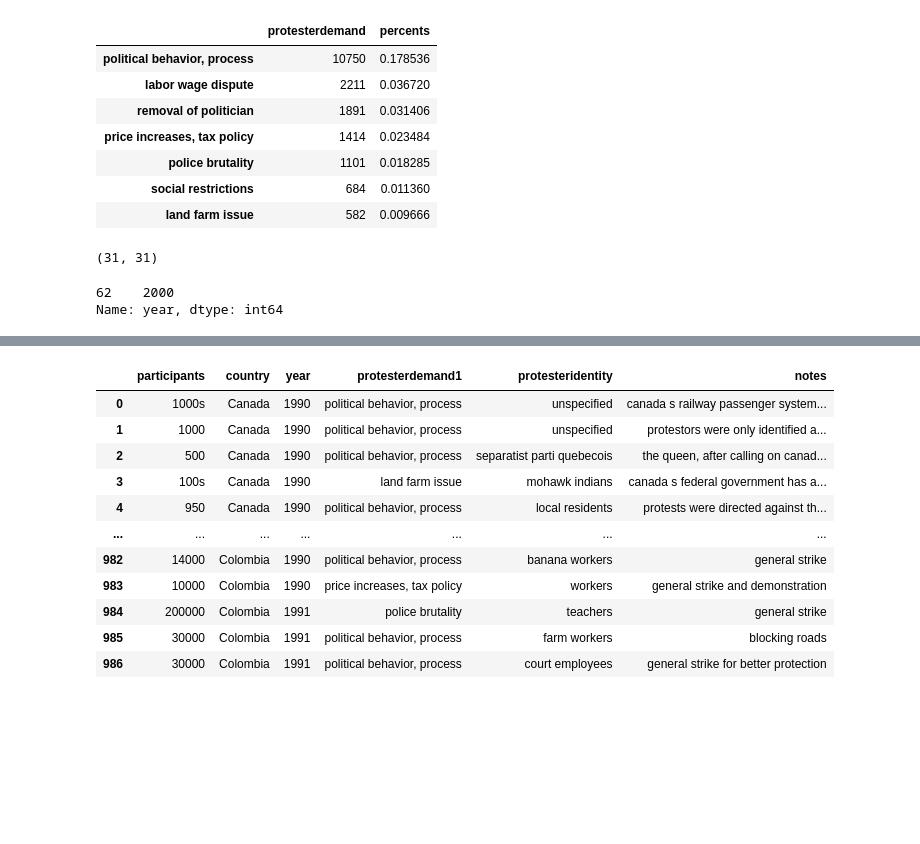
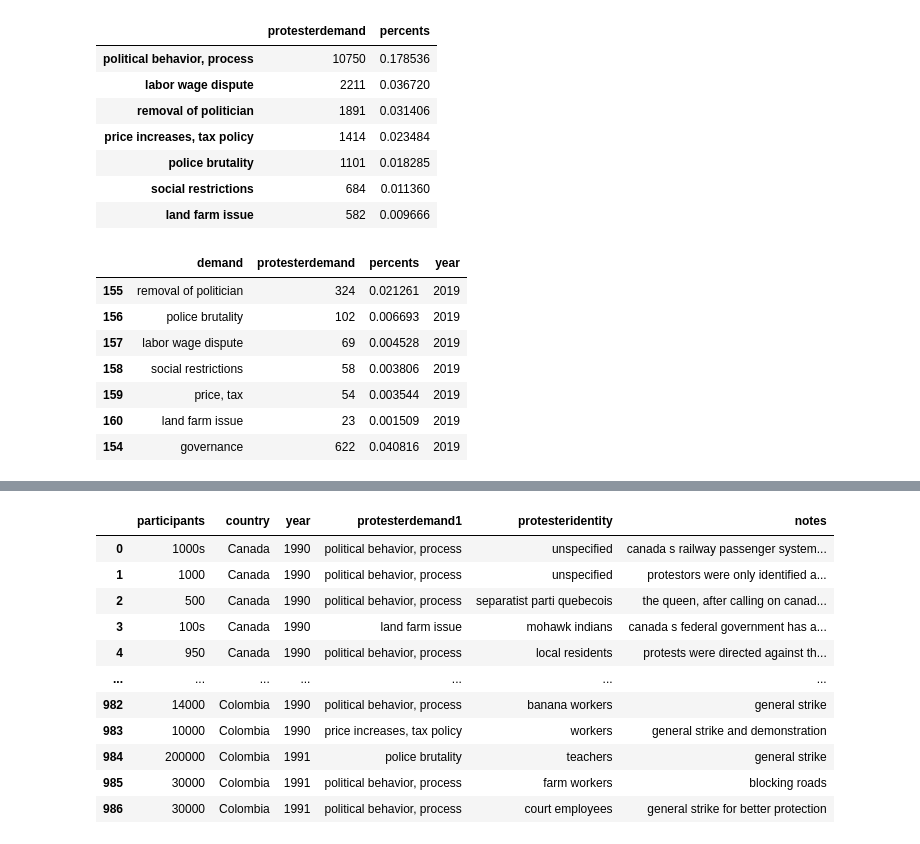
Before and after one commit to graceshaoy/119midterm-Mass-Mobilization, a Jupyter notebook: analyze_data.ipynb, the cells around one changed output, grey strips where cells are left out. Drawn from its saved outputs; the diff is of its cells as text; code cells hidden in the pictures; blank space fills up the shorter version.

```diff
--- a/analyze_data.ipynb
+++ b/analyze_data.ipynb
@@ -371,20 +379,13 @@ demands_year.year = demands_year.year.apply(int)
 demands_year["demand"] = [x.replace("political behavior, process", 'governance') for x in demands_year['demand'].to_list()]
 demands_year["demand"] = [x.replace("price increases, tax policy", 'price, tax') for x in demands_year['demand'].to_list()]
 # %%
-total = pd.DataFrame(mm.startyear.value_counts())
-total = total.reset_index()
-total = total.rename(columns = {'index':'year','startyear':'c'})
-total.year = total.year.apply(int)
-total = total.sort_values('year')
+# total = pd.DataFrame(mm.startyear.value_counts())
+# total = total.reset_index()
+# total = total.rename(columns = {'index':'year','startyear':'c'})
+# total.year = total.year.apply(int)
+# total = total.sort_values('year')
 
-len(total.year), len(total.c)
+# len(total.year), len(total.c)
-# %% [output]
-(31, 31)
-# %%
-land.head(1).year
-# %% [output]
-62    2000
-Name: year, dtype: int64
 # %%
 governance = demands_year.query('demand == "governance"')
 behead = demands_year.query('demand == "removal of politician"')
@@ -393,3 +394,14 @@ wage = demands_year.query('demand == "labor wage dispute"')
 police = demands_year.query('demand == "police brutality"')
 social = demands_year.query('demand == "social restrictions"')
 land = demands_year.query('demand == "land farm issue"')
+# %%
+demands_year.query('year == 2019')
+# %% [output]
+|  | demand | protesterdemand | percents | year |
+| 155 | removal of politician | 324 | 0.021261 | 2019 |
+| 156 | police brutality | 102 | 0.006693 | 2019 |
+| 157 | labor wage dispute | 69 | 0.004528 | 2019 |
+| 158 | social restrictions | 58 | 0.003806 | 2019 |
+| 159 | price, tax | 54 | 0.003544 | 2019 |
+| 160 | land farm issue | 23 | 0.001509 | 2019 |
+| 154 | governance | 622 | 0.040816 | 2019 |
```
Also changed, not shown: parts of 27 cells of this notebook.
